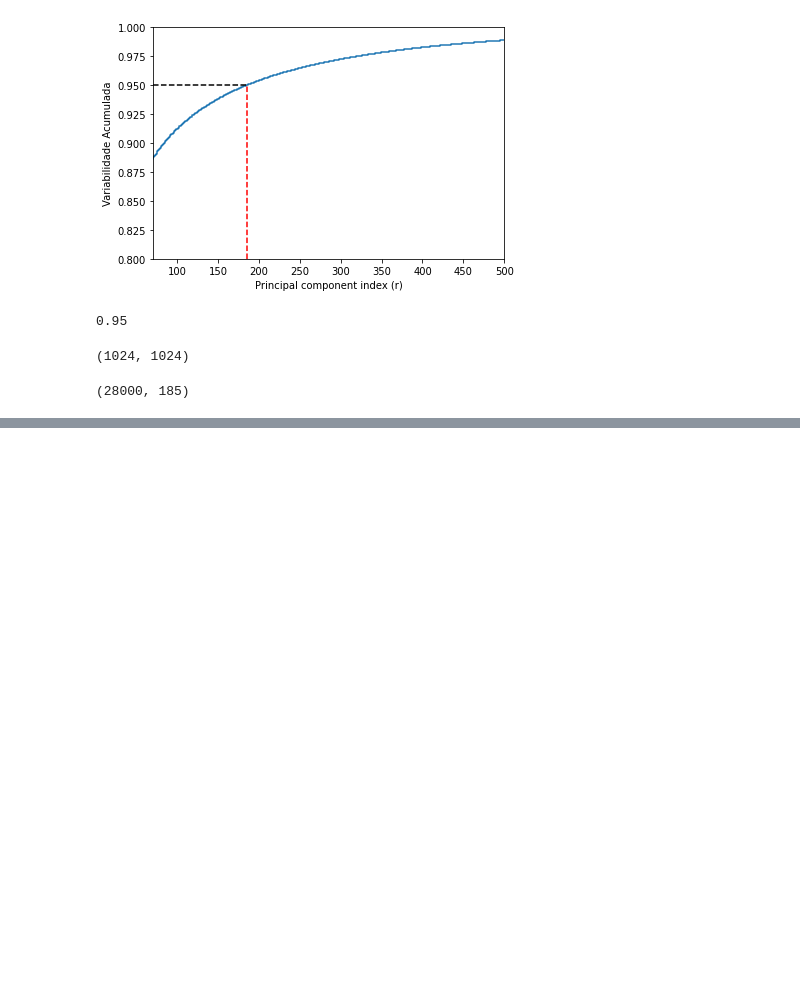
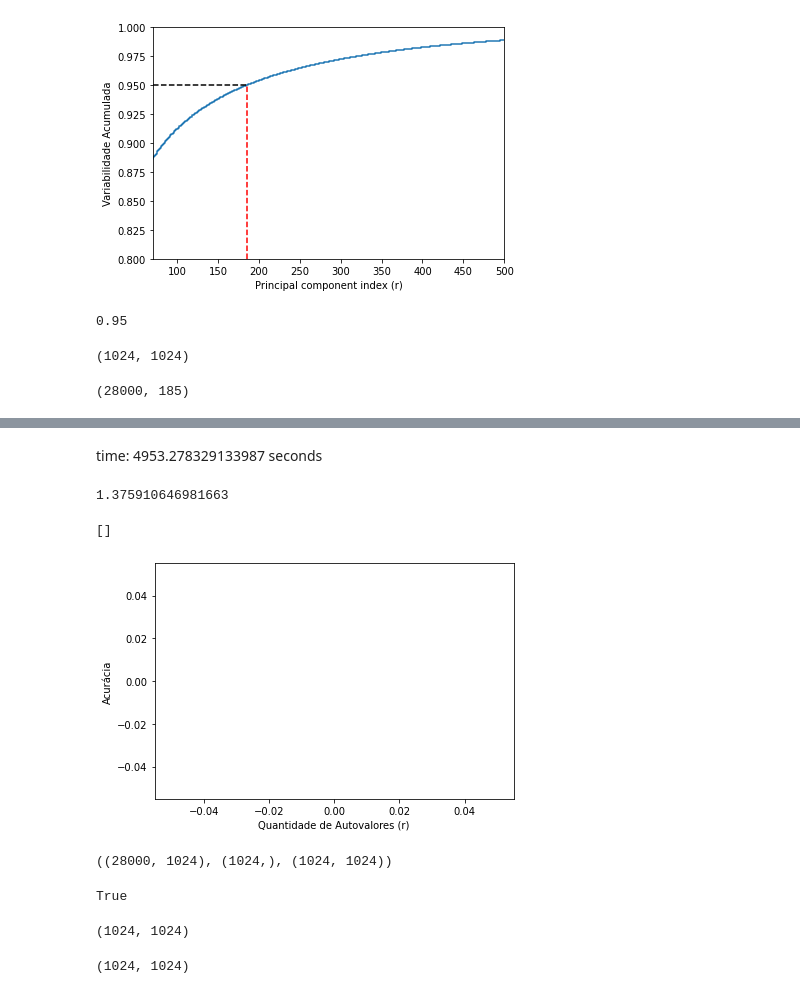
Before and after one commit to diascarolina/fundamentos-analise-dados, a Jupyter notebook: trabalho02_classificacao/trabalho02.ipynb, the cells around one changed output, grey strips where cells are left out. Drawn from its saved outputs; the diff is of its cells as text; code cells hidden in the pictures; blank space fills up the shorter version.

```diff
--- a/trabalho02_classificacao/trabalho02.ipynb
+++ b/trabalho02_classificacao/trabalho02.ipynb
@@ -168,0 +152,54 @@ accuracy
+# %%
+# comentada para não rodar novamente
+# valores foram salvos em um txt
+
+accuracy = []
+
+import time
+start = time.time()
+
+X_train = X_train.astype(np.float32)
+
+for r in range(1024):
+    Q_r = autovetores_cov_treino[:, :r+1].astype(np.float32)
+    Z_train = np.matmul(X_train, Q_r)
+    Z_test = np.matmul(X_test, Q_r)
+    model = KNeighborsClassifier(n_neighbors=1)
+    model.fit(Z_train, y_train)
+    y_pred = model.predict(Z_test)
+    accuracy.append(accuracy_score(y_test, y_pred))
+    print(r+1)
+
+end = time.time()
+print(f'time: {end - start} seconds')
+# %% [markdown]
+time: 4953.278329133987 seconds
+# %%
+4953.278329133987 / 60 /60
+# %% [output]
+1.375910646981663
+# %%
+with open('accuracy.txt', 'w') as fp:
+    for item in accuracy:
+    fp.write("%s\n" % item)
+print('Terminado')
+# %%
+accuracy_file = []
+
+with open('accuracy.txt', 'r') as fp:
+    for line in fp:
+        x = line[:-1]
+        accuracy_file.append(x)
+
+acc = [float(i) for i in accuracy_file]
+acc
+# %% [output]
+[]
+# %%
+plt.plot(acc)
+plt.ylabel('Acurácia')
+plt.xlabel('Quantidade de Autovalores (r)')
+plt.tight_layout()
+plt.show()
+# %% [output]
+[figure, added]
@@ -168,0 +208,8 @@ accuracy
+# %%
+u.shape, s.shape, vh.shape
+# %% [output]
+((28000, 1024), (1024,), (1024, 1024))
+# %%
+np.allclose(X_train, np.dot(u * s, vh))
+# %% [output]
+True
@@ -168,0 +220,8 @@ accuracy
+# %%
+autovet.shape
+# %% [output]
+(1024, 1024)
+# %%
+np.diag(s).shape
+# %% [output]
+(1024, 1024)
```
Also changed, not shown: parts of 23 cells of this notebook.
